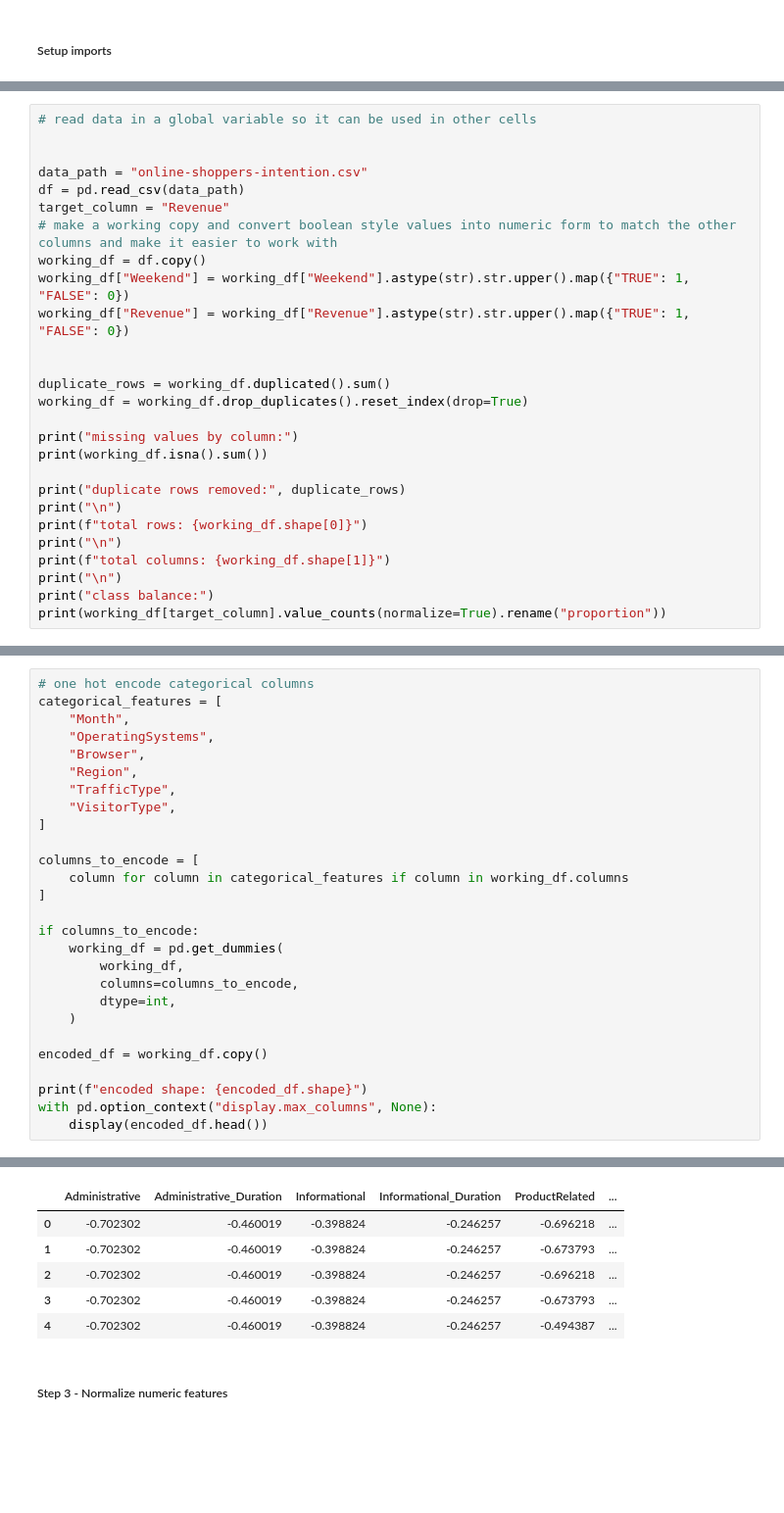
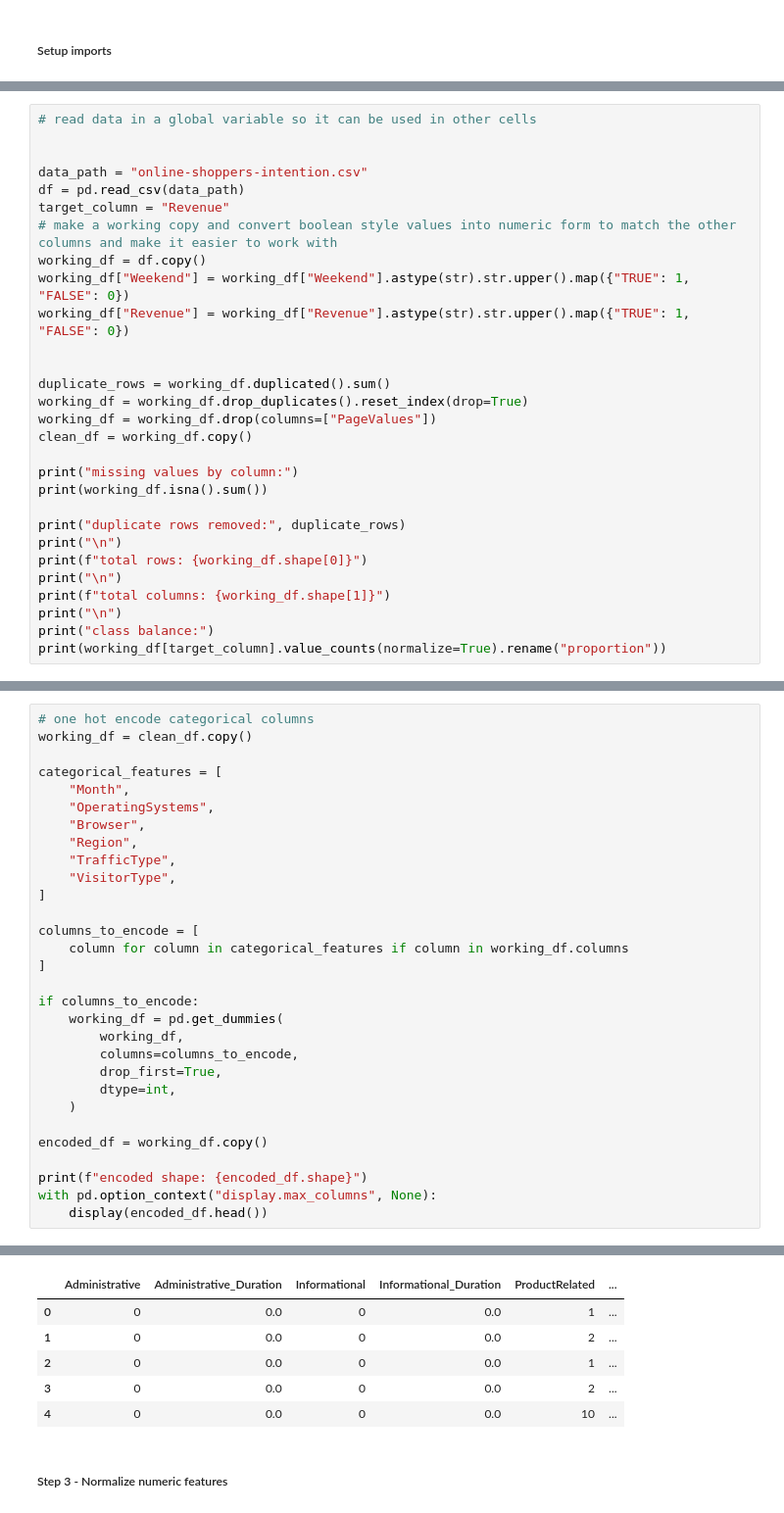
Before and after one commit to danwfreeman/purchase-intention, a Jupyter notebook: final-project.ipynb, the cells around one changed output, grey strips where cells are left out. Shown at 98% size. Drawn from its saved outputs; the diff is of its cells as text; blank space fills up the shorter version.

```diff
--- a/final-project.ipynb
+++ b/final-project.ipynb
@@ -124,6 +126,8 @@ working_df["Revenue"] = working_df["Revenue"].astype(str).str.upper().map({"TRUE
 
 duplicate_rows = working_df.duplicated().sum()
 working_df = working_df.drop_duplicates().reset_index(drop=True)
+working_df = working_df.drop(columns=["PageValues"])
+clean_df = working_df.copy()
 
 print("missing values by column:")
 print(working_df.isna().sum())
@@ -165,5 +251,7 @@ Name: proportion, dtype: float64
 # %%
 # one hot encode categorical columns
+working_df = clean_df.copy()
+
 categorical_features = [
     "Month",
     "OperatingSystems",
@@ -181,6 +269,7 @@ if columns_to_encode:
     working_df = pd.get_dummies(
         working_df,
         columns=columns_to_encode,
+        drop_first=True,
         dtype=int,
     )
 
@@ -194,9 +283,9 @@ encoded shape: (12205, 75)
 |  | Administrative | Administrative_Duration | Informational | Informational_Duration | ProductRelated | ... |
-| 0 | -0.702302 | -0.460019 | -0.398824 | -0.246257 | -0.696218 | ... |
-| 1 | -0.702302 | -0.460019 | -0.398824 | -0.246257 | -0.673793 | ... |
-| 2 | -0.702302 | -0.460019 | -0.398824 | -0.246257 | -0.696218 | ... |
-| 3 | -0.702302 | -0.460019 | -0.398824 | -0.246257 | -0.673793 | ... |
-| 4 | -0.702302 | -0.460019 | -0.398824 | -0.246257 | -0.494387 | ... |
+| 0 | 0 | 0.0 | 0 | 0.0 | 1 | ... |
+| 1 | 0 | 0.0 | 0 | 0.0 | 2 | ... |
+| 2 | 0 | 0.0 | 0 | 0.0 | 1 | ... |
+| 3 | 0 | 0.0 | 0 | 0.0 | 2 | ... |
+| 4 | 0 | 0.0 | 0 | 0.0 | 10 | ... |
 # %% [markdown]
 ##### Step 3 - Normalize numeric features
 # %%
```
Also changed, not shown: parts of 23 cells of this notebook.
